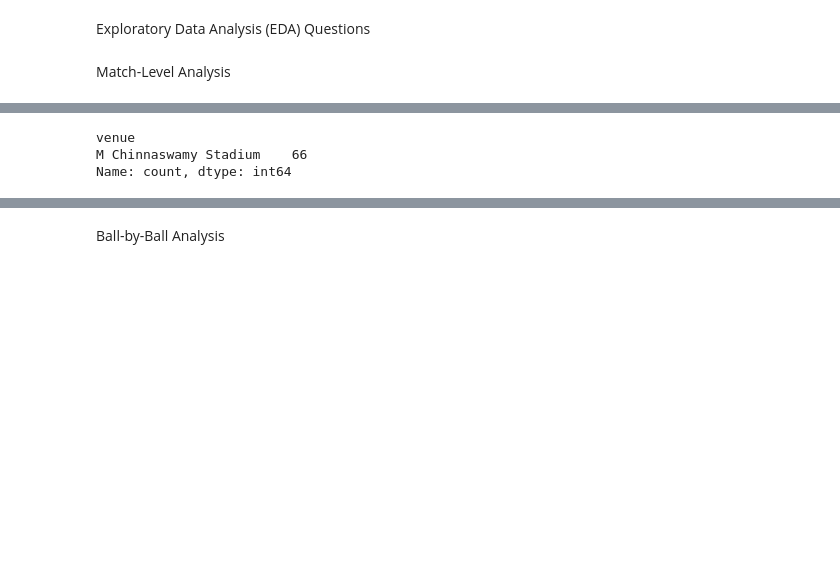
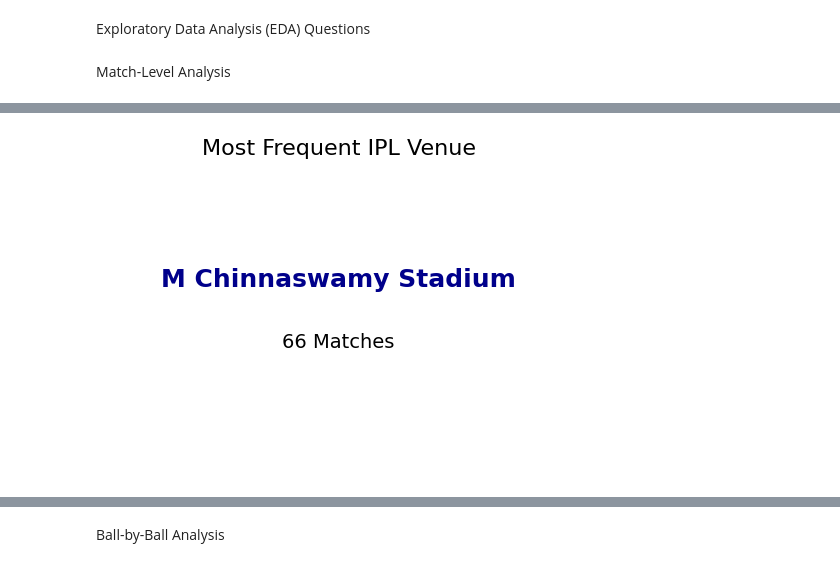
Before and after one commit to YuvanVarshith/Indian_Premier_League_dateset, a Jupyter notebook: notebooks/ipl_eda_analysis.ipynb, the cells around one changed output, grey strips where cells are left out. Saved outputs shown, nothing was run; the diff lists cells and outputs as text; code cells hidden in the pictures; blank space fills up the shorter version.

```diff
--- a/notebooks/ipl_eda_analysis.ipynb
+++ b/notebooks/ipl_eda_analysis.ipynb
@@ -108,9 +125,16 @@ Name: count, dtype: int64
 # %%
 # Which venue hosted the most matches?
-df["venue"].value_counts().head(1)
+venue = df["venue"].value_counts().head(1)
+venue_name = venue.index[0]
+venue_count = venue.values[0]
+
+plt.figure(figsize=(6, 4))
+plt.text(0.5, 0.6, f"{venue_name}", fontsize=18, ha='center', weight='bold', color='darkblue')
+plt.text(0.5, 0.4, f"{venue_count} Matches", fontsize=14, ha='center')
+plt.axis('off')
+plt.title("Most Frequent IPL Venue", fontsize=16)
+plt.show()
 # %% [output]
-venue
-M Chinnaswamy Stadium    66
-Name: count, dtype: int64
+[figure, added]
 # %%
 #How many times did teams win the toss and also win the match?
```
Also changed, not shown: parts of 7 cells of this notebook.
